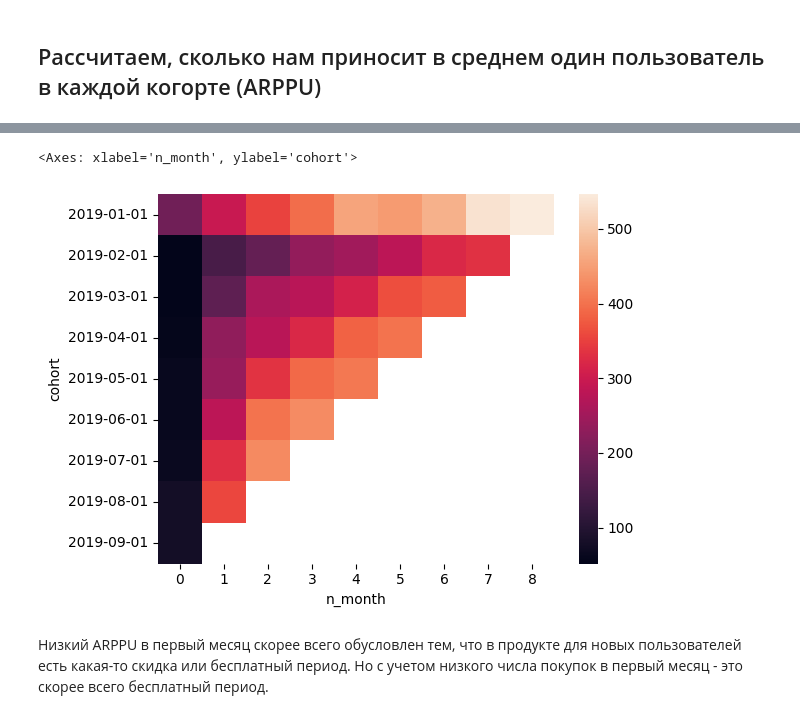
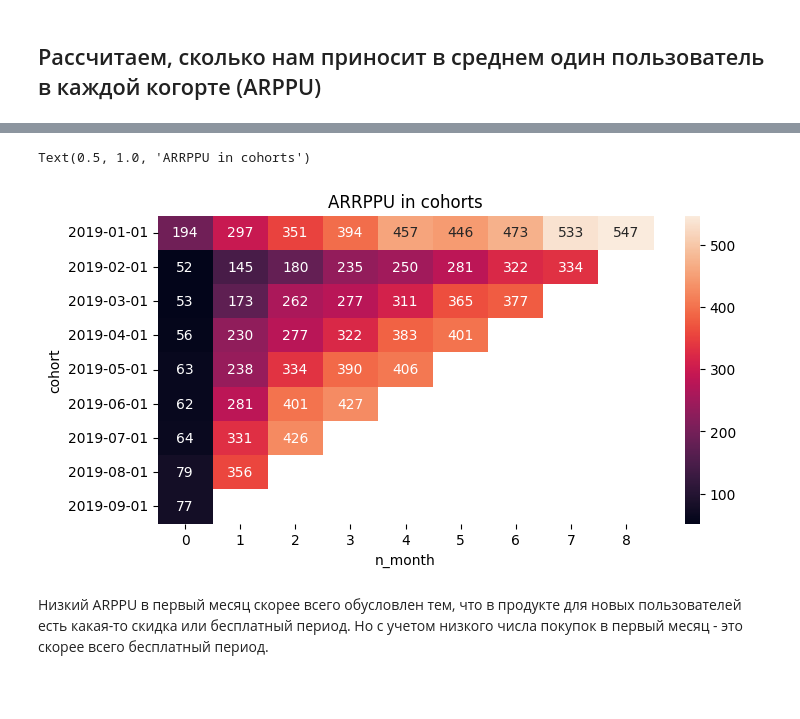
Before and after one commit to aleks-haksly/portfolio, a Jupyter notebook: Marketing analytics/UNIT/unit_economics.ipynb, the cells around one changed output, grey strips where cells are left out. Cells and saved outputs as stored; diff of their text form; code cells hidden in the pictures; blank space fills up the shorter version.

```diff
--- a/Marketing analytics/UNIT/unit_economics.ipynb
+++ b/Marketing analytics/UNIT/unit_economics.ipynb
@@ -397,11 +397,12 @@ arrppu_cumsum.fillna("")
 | 2019-07-01 | 64.065566 | 395.351956 | 821.729936 |  |  |  |  |  |  |
 | 2019-08-01 | 78.548881 | 434.181417 |  |  |  |  |  |  |  |
 | 2019-09-01 | 77.337153 |  |  |  |  |  |  |  |  |
-# %%
-sns.heatmap(arrppu)
-# %% [output]
-<Axes: xlabel='n_month', ylabel='cohort'>
-[figure, removed]
+# %%
+fig, axes = plt.subplots(figsize=(8, 4))
+sns.heatmap(arrppu, annot=True, fmt='.0f').set_title("ARRPPU in cohorts")
+# %% [output]
+Text(0.5, 1.0, 'ARRPPU in cohorts')
+[figure, added]
 # %% [markdown]
 Низкий ARPPU в первый месяц скорее всего обусловлен тем, что в продукте для новых пользователей есть какая-то скидка или бесплатный период. Но с учетом низкого числа покупок в первый месяц - это скорее всего бесплатный период.
 # %% [markdown]
```
Also changed, not shown: parts of 7 cells of this notebook.
